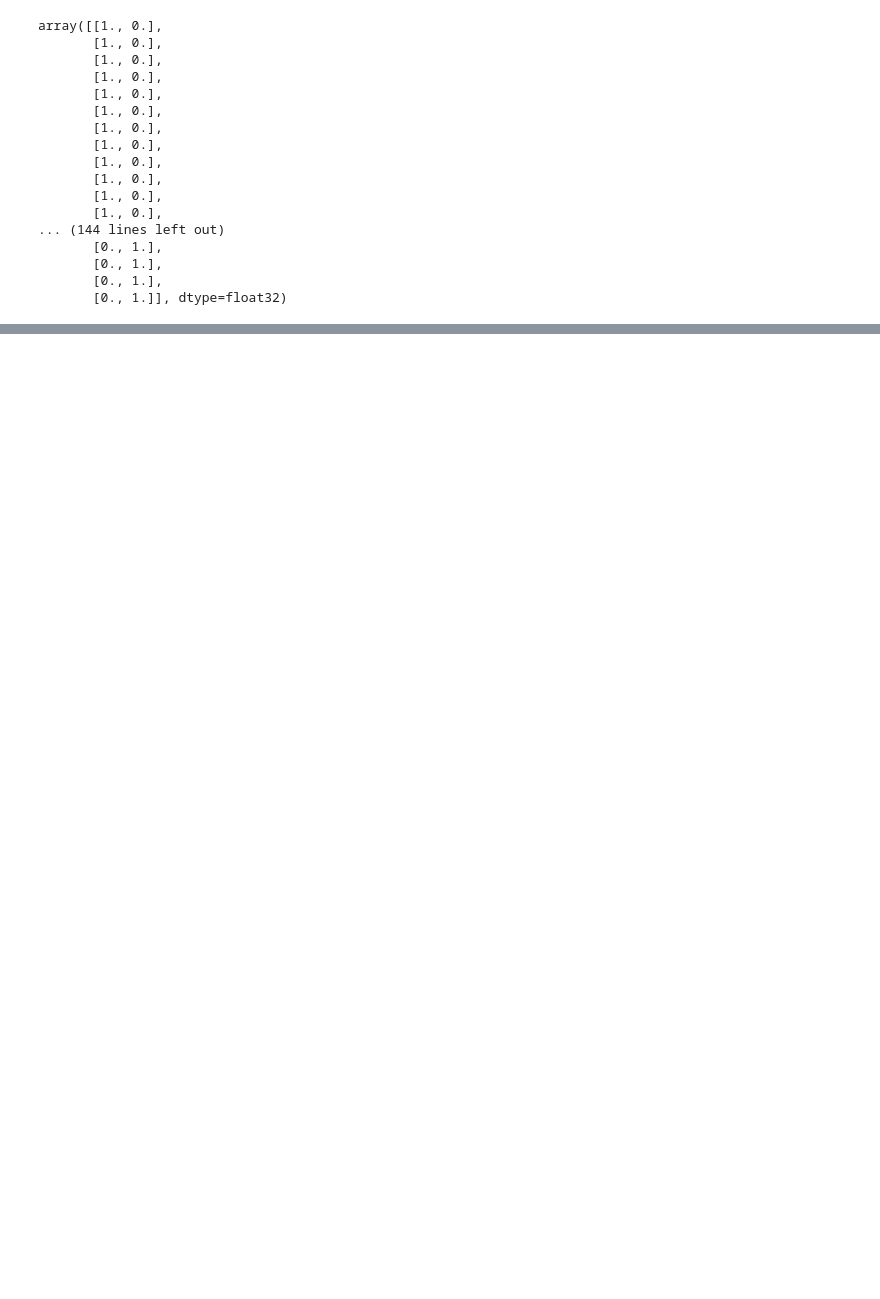
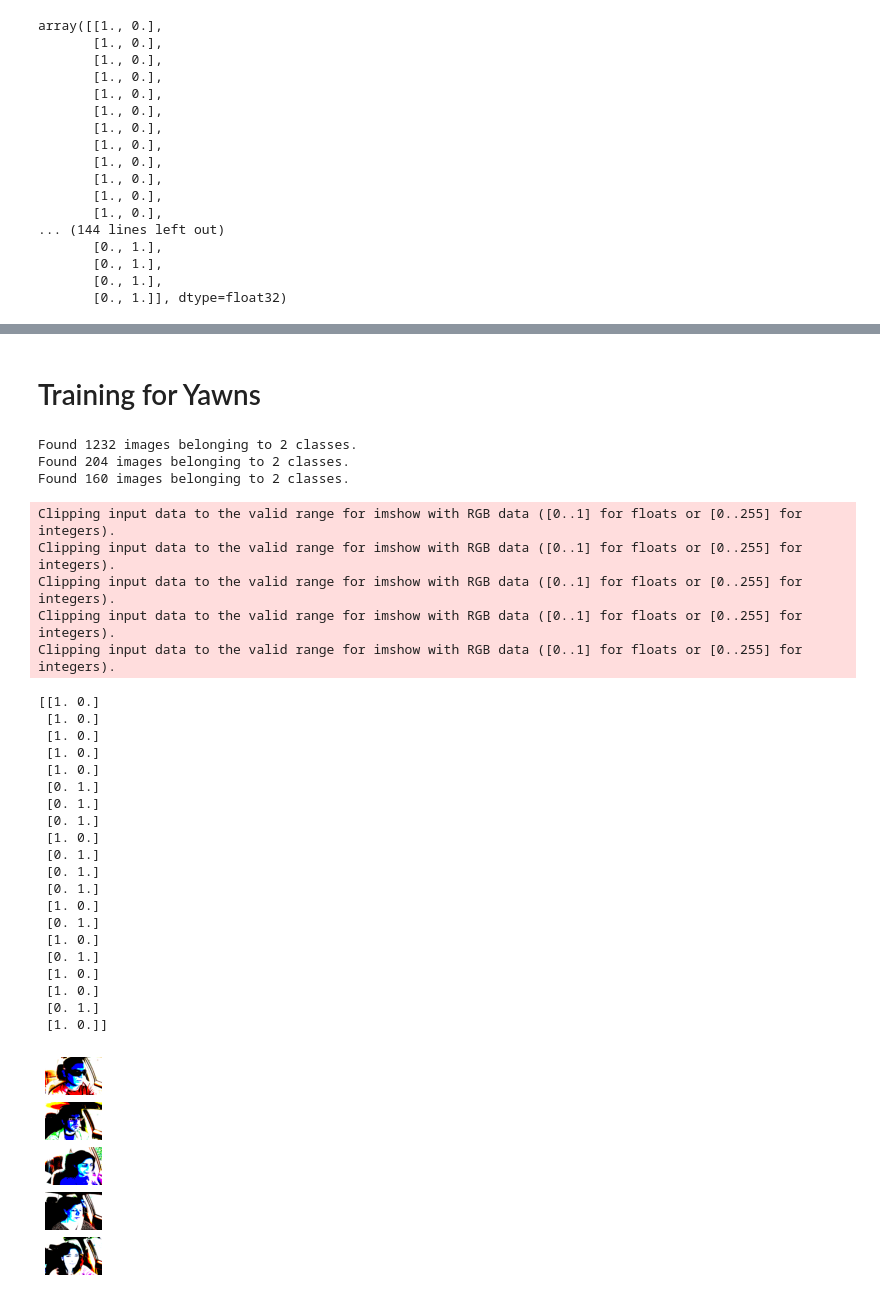
Before and after one commit to codewithpandey/driver-drowsiness-detection, a Jupyter notebook: base-model.ipynb, the cells around one changed output, grey strips where cells are left out. Drawn from its saved outputs; the diff is of its cells as text; code cells hidden in the pictures; blank space fills up the shorter version.

```diff
--- a/base-model.ipynb
+++ b/base-model.ipynb
@@ -184,0 +188,52 @@ Confusion matrix, without normalization
+# %% [markdown]
+# Training for Yawns
+# %%
+yawn_class_names = ["no_yawn", "yawn"]
+
+train_path = "/content/drive/MyDrive/Colab Notebooks/yawn-data/train"
+valid_path = "/content/drive/MyDrive/Colab Notebooks/yawn-data/valid"
+test_path = "/content/drive/MyDrive/Colab Notebooks/yawn-data/test"
+# %%
+data_gen = ImageDataGenerator(preprocessing_function=tf.keras.applications.vgg16.preprocess_input)
+
+train_data = data_gen.flow_from_directory(directory=train_path, target_size=(400, 600), classes=yawn_class_names, batch_size=20)
+valid_data = data_gen.flow_from_directory(directory=valid_path, target_size=(400, 600), classes=yawn_class_names, batch_size=20)
+test_data = data_gen.flow_from_directory(directory=test_path, target_size=(400, 600), classes=yawn_class_names, batch_size=20, shuffle=False)
+# %% [output]
+Found 1232 images belonging to 2 classes.
+Found 204 images belonging to 2 classes.
+Found 160 images belonging to 2 classes.
+# %%
+imgs, labels = next(train_data)
+for i in range(5):
+    plt.subplot(5, 1, i+1)
+    plt.axis("off")
+    plt.imshow(imgs[i], cmap=plt.cm.binary)
+print(labels)
+# %% [output]
+Clipping input data to the valid range for imshow with RGB data ([0..1] for floats or [0..255] for integers).
+Clipping input data to the valid range for imshow with RGB data ([0..1] for floats or [0..255] for integers).
+Clipping input data to the valid range for imshow with RGB data ([0..1] for floats or [0..255] for integers).
+Clipping input data to the valid range for imshow with RGB data ([0..1] for floats or [0..255] for integers).
+Clipping input data to the valid range for imshow with RGB data ([0..1] for floats or [0..255] for integers).
+[[1. 0.]
+ [1. 0.]
+ [1. 0.]
+ [1. 0.]
+ [1. 0.]
+ [0. 1.]
+ [0. 1.]
+ [0. 1.]
+ [1. 0.]
+ [0. 1.]
+ [0. 1.]
+ [0. 1.]
+ [1. 0.]
+ [0. 1.]
+ [1. 0.]
+ [0. 1.]
+ [1. 0.]
+ [1. 0.]
+ [0. 1.]
+ [1. 0.]]
+[figure, added]
```
Also changed, not shown: parts of 19 cells of this notebook.
